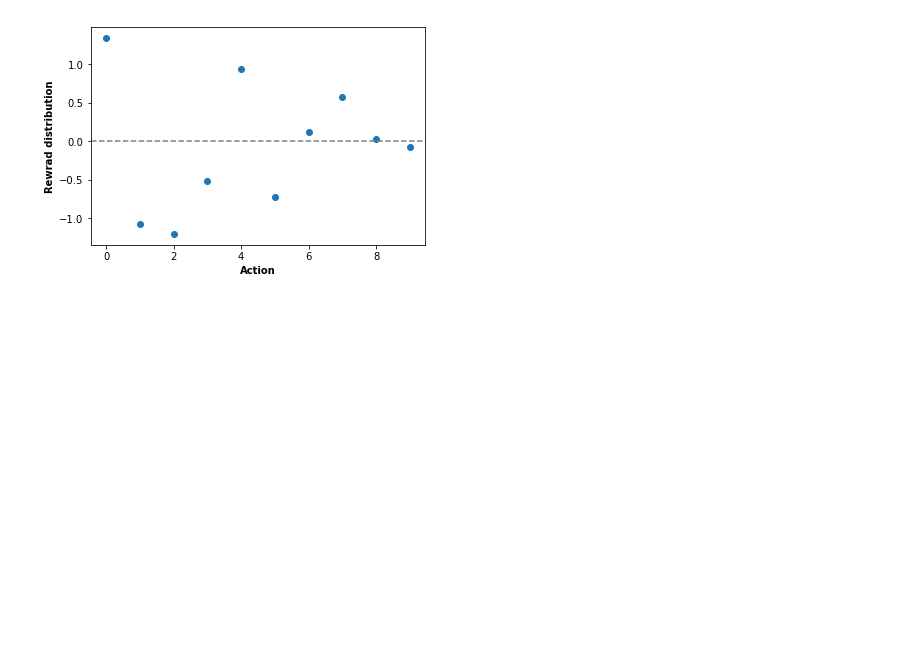
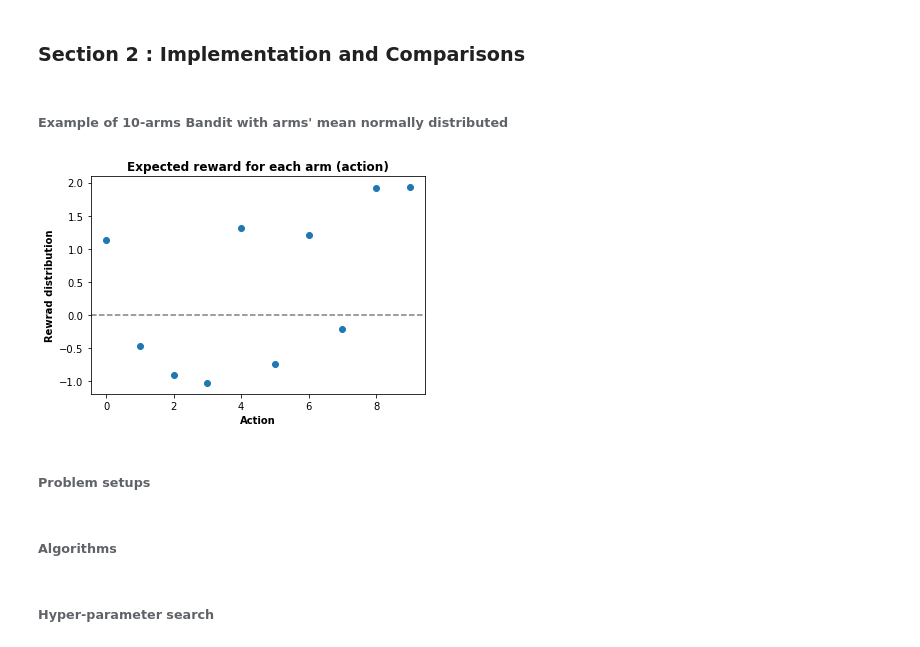
Before and after one commit to julienroy13/COMP767-assignments, a Jupyter notebook: Week1-Bandit/K-armed Bandit.ipynb, the cells around one changed output. Cells and saved outputs as stored; diff of their text form; code cells hidden in the pictures; blank space fills up the shorter version.

```diff
--- a/Week1-Bandit/K-armed Bandit.ipynb
+++ b/Week1-Bandit/K-armed Bandit.ipynb
@@ -1,18 +30,25 @@
+# %% [markdown]
+### Section 2 : Implementation and Comparisons
 # %%
 import numpy as np
 import matplotlib.pyplot as plt
 from tqdm import tqdm
 % matplotlib inline
+# %% [markdown]
+###### Example of 10-arms Bandit with arms' mean normally distributed
 # %%
 means = np.random.normal(0., 1., size=(10,))
 
 plt.scatter(np.arange(10), means)
 plt.axhline(y=0., color='gray', linestyle='--')
 plt.xlabel("Action", fontweight='bold')
 plt.ylabel("Rewrad distribution", fontweight='bold')
+plt.title("Expected reward for each arm (action)", fontweight='bold')
 plt.show()
 # %% [output]
-[figure, old version]
+[figure, new version]
+# %% [markdown]
+###### Problem setups
 # %%
 class BanditMachine(object):
 
@@ -21,6 +57,8 @@ class BanditMachine(object):
 
     def press_arm(self, arm_id):
         return np.random.normal(self.means[arm_id], 1.)
+# %% [markdown]
+###### Algorithms
 # %%
 def e_greedy_algorithm(e, bandit, max_steps):
 
@@ -55 +126,3 @@ def e_greedy_algorithm(e, bandit, max_steps):
+# %% [markdown]
+###### Hyper-parameter search
 # %%
```
Also changed, not shown: parts of 7 cells of this notebook.
